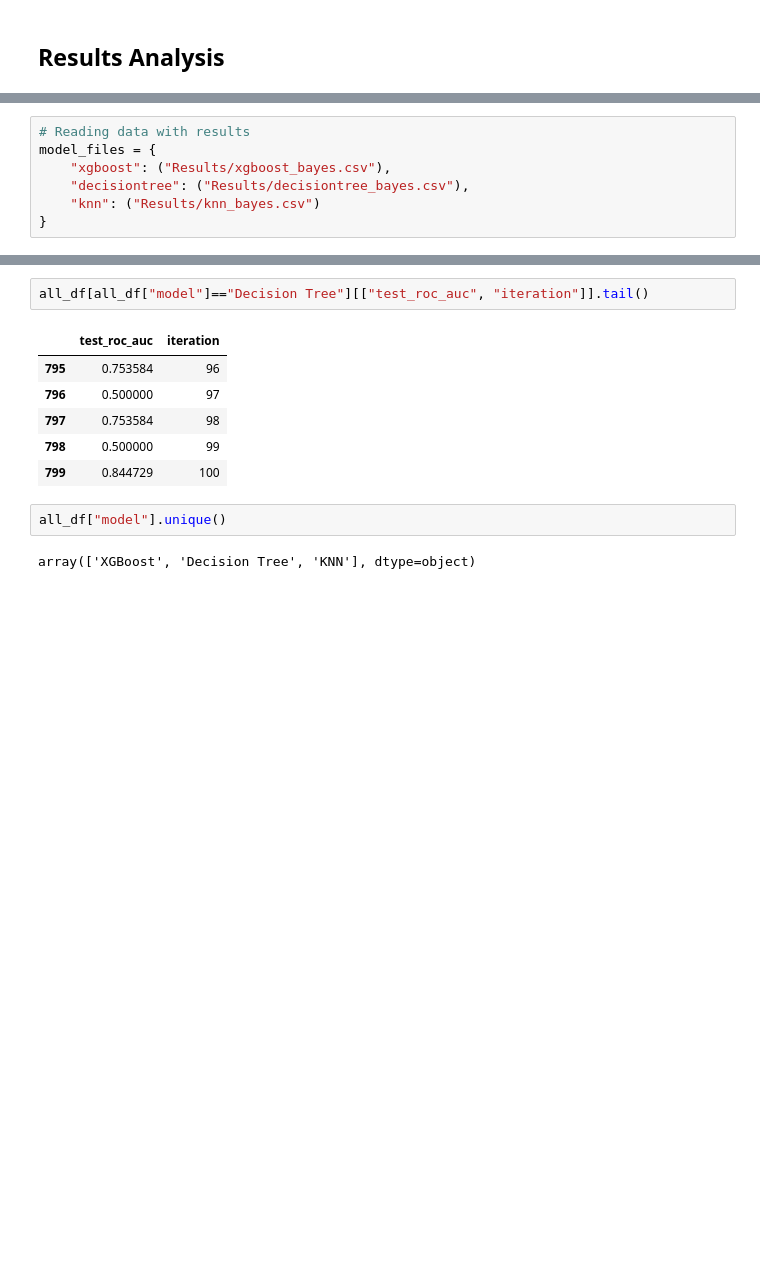
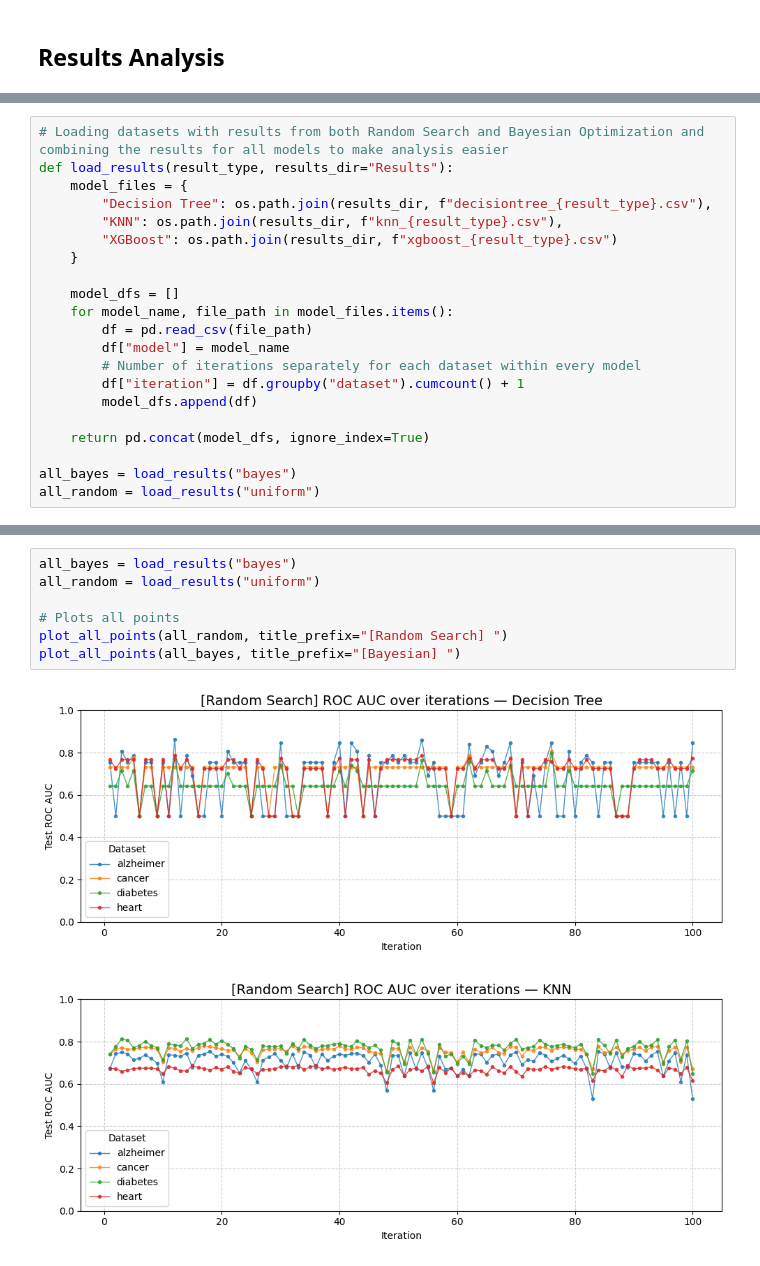
Before and after one commit to zielinskim04/HyperparameterTunability, a Jupyter notebook: ResultsAnalysis.ipynb, the cells around one changed output, grey strips where cells are left out. Cells and saved outputs as stored; diff of their text form; blank space fills up the shorter version.

Commit message:
Results

```diff
--- a/ResultsAnalysis.ipynb
+++ b/ResultsAnalysis.ipynb
@@ -7,7 +8,21 @@ import matplotlib.pyplot as plt
-# %%
-# Reading data with results
-model_files = {
-    "xgboost": ("Results/xgboost_bayes.csv"),
-    "decisiontree": ("Results/decisiontree_bayes.csv"),
-    "knn": ("Results/knn_bayes.csv")
-}
+# %%
+# Loading datasets with results from both Random Search and Bayesian Optimization and combining the results for all models to make analysis easier
+def load_results(result_type, results_dir="Results"):
+    model_files = {
+        "Decision Tree": os.path.join(results_dir, f"decisiontree_{result_type}.csv"),
+        "KNN": os.path.join(results_dir, f"knn_{result_type}.csv"),
+        "XGBoost": os.path.join(results_dir, f"xgboost_{result_type}.csv")
+    }
+
+    model_dfs = []
+    for model_name, file_path in model_files.items():
+        df = pd.read_csv(file_path)
+        df["model"] = model_name
+        # Number of iterations separately for each dataset within every model
+        df["iteration"] = df.groupby("dataset").cumcount() + 1
+        model_dfs.append(df)
+
+    return pd.concat(model_dfs, ignore_index=True)
+
+all_bayes = load_results("bayes")
+all_random = load_results("uniform")
@@ -104,13 +106,10 @@ for model_name in models:
-# %%
-all_df[all_df["model"]=="Decision Tree"][["test_roc_auc", "iteration"]].tail()
-# %% [output]
-|  | test_roc_auc | iteration |
-| 795 | 0.753584 | 96 |
-| 796 | 0.500000 | 97 |
-| 797 | 0.753584 | 98 |
-| 798 | 0.500000 | 99 |
-| 799 | 0.844729 | 100 |
-# %%
-all_df["model"].unique()
-# %% [output]
-array(['XGBoost', 'Decision Tree', 'KNN'], dtype=object)
+# %%
+all_bayes = load_results("bayes")
+all_random = load_results("uniform")
+
+# Plots all points
+plot_all_points(all_random, title_prefix="[Random Search] ")
+plot_all_points(all_bayes, title_prefix="[Bayesian] ")
+# %% [output]
+[figure, added]
+[figure, added]
```
Also changed, not shown: parts of 15 cells of this notebook, 3 other files.
